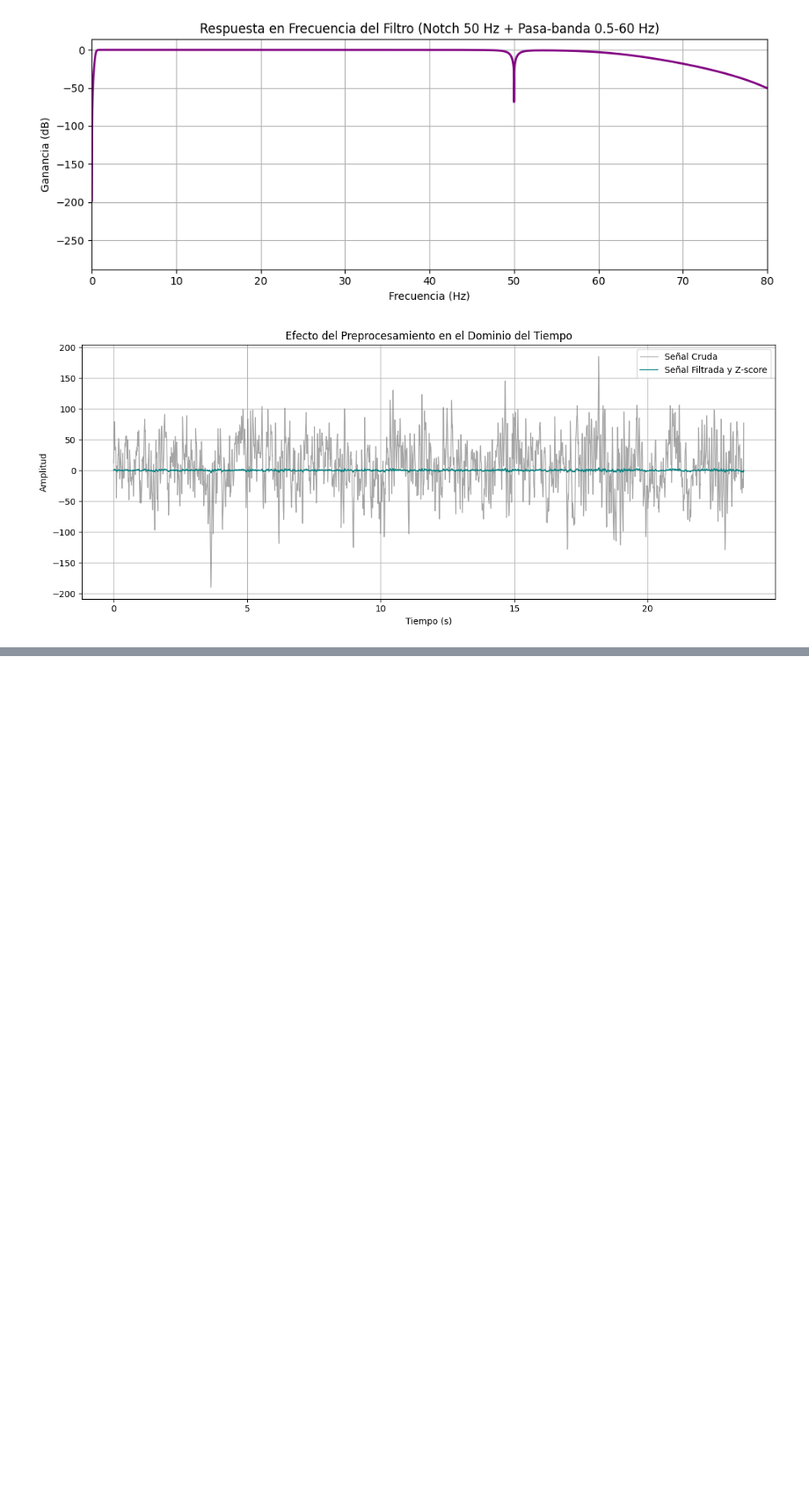
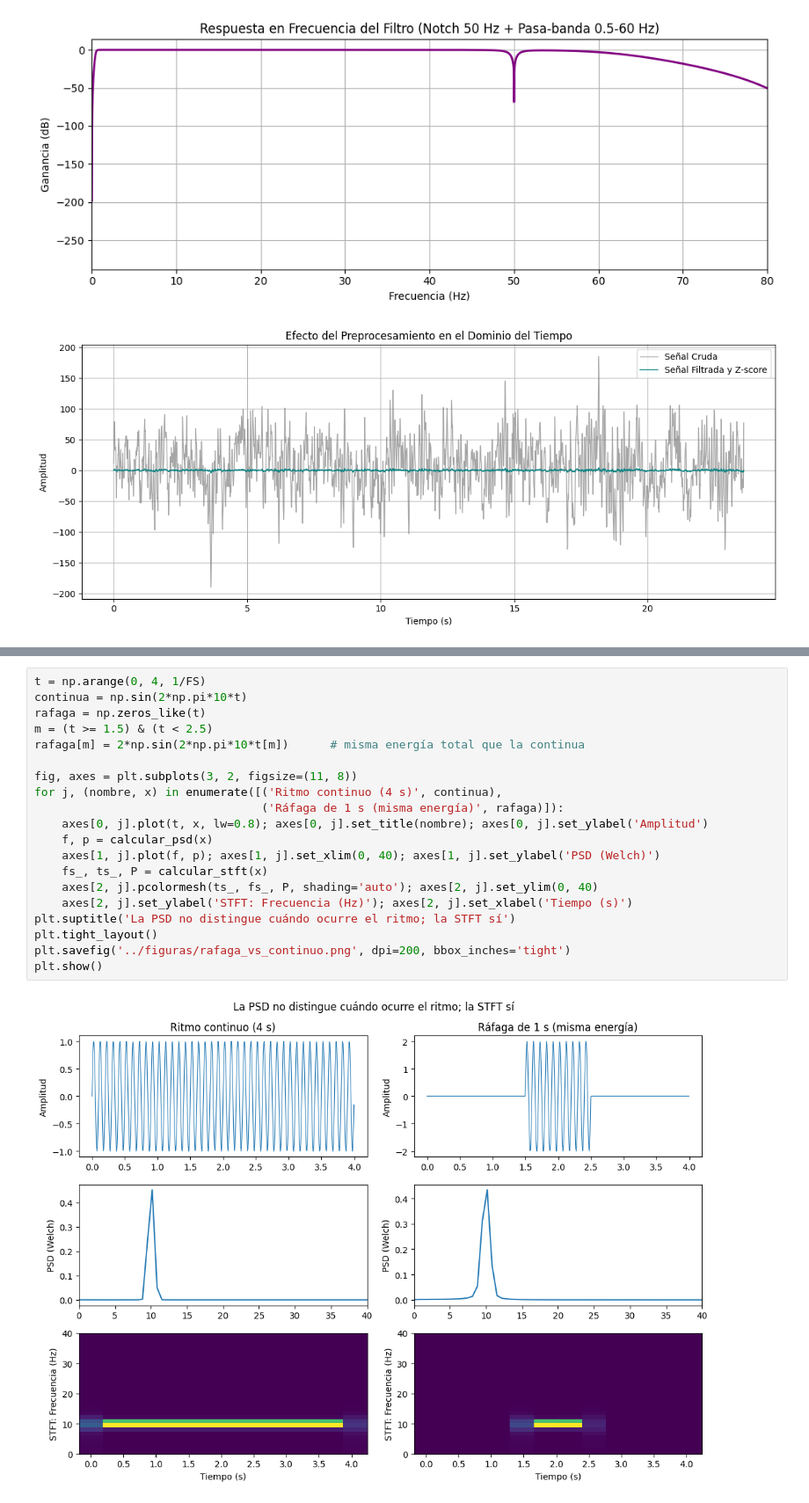
Before and after one commit to lorepe/eeg-epilepsy-project, a Jupyter notebook: notebooks/02_Fase3_Preprocesamiento.ipynb, the cells around one changed output, grey strips where cells are left out. Shown at 88% size. Drawn from its saved outputs; the diff is of its cells as text; blank space fills up the shorter version.

```diff
--- a/notebooks/02_Fase3_Preprocesamiento.ipynb
+++ b/notebooks/02_Fase3_Preprocesamiento.ipynb
@@ -71,0 +116,22 @@ plot_raw_vs_filtrada(df_raw['senal'].iloc[0], df_eeg['senal_limpia'].iloc[0])
+# %%
+t = np.arange(0, 4, 1/FS)
+continua = np.sin(2*np.pi*10*t)
+rafaga = np.zeros_like(t)
+m = (t >= 1.5) & (t < 2.5)
+rafaga[m] = 2*np.sin(2*np.pi*10*t[m])      # misma energía total que la continua
+
+fig, axes = plt.subplots(3, 2, figsize=(11, 8))
+for j, (nombre, x) in enumerate([('Ritmo continuo (4 s)', continua),
+                                 ('Ráfaga de 1 s (misma energía)', rafaga)]):
+    axes[0, j].plot(t, x, lw=0.8); axes[0, j].set_title(nombre); axes[0, j].set_ylabel('Amplitud')
+    f, p = calcular_psd(x)
+    axes[1, j].plot(f, p); axes[1, j].set_xlim(0, 40); axes[1, j].set_ylabel('PSD (Welch)')
+    fs_, ts_, P = calcular_stft(x)
+    axes[2, j].pcolormesh(ts_, fs_, P, shading='auto'); axes[2, j].set_ylim(0, 40)
+    axes[2, j].set_ylabel('STFT: Frecuencia (Hz)'); axes[2, j].set_xlabel('Tiempo (s)')
+plt.suptitle('La PSD no distingue cuándo ocurre el ritmo; la STFT sí')
+plt.tight_layout()
+plt.savefig('../figuras/rafaga_vs_continuo.png', dpi=200, bbox_inches='tight')
+plt.show()
+# %% [output]
+[figure, added]
```
Also changed, not shown: parts of 3 cells of this notebook, 16 other files.
